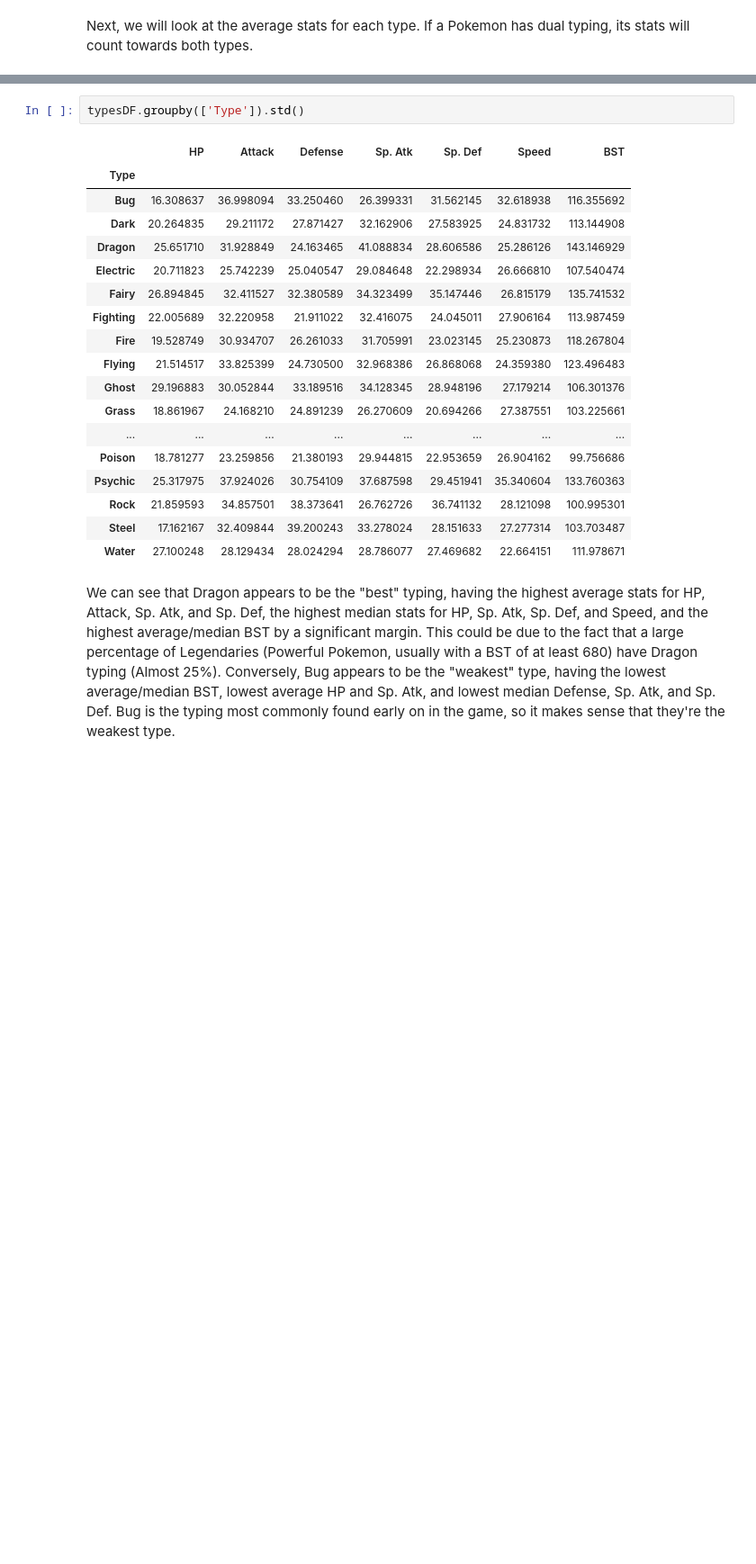
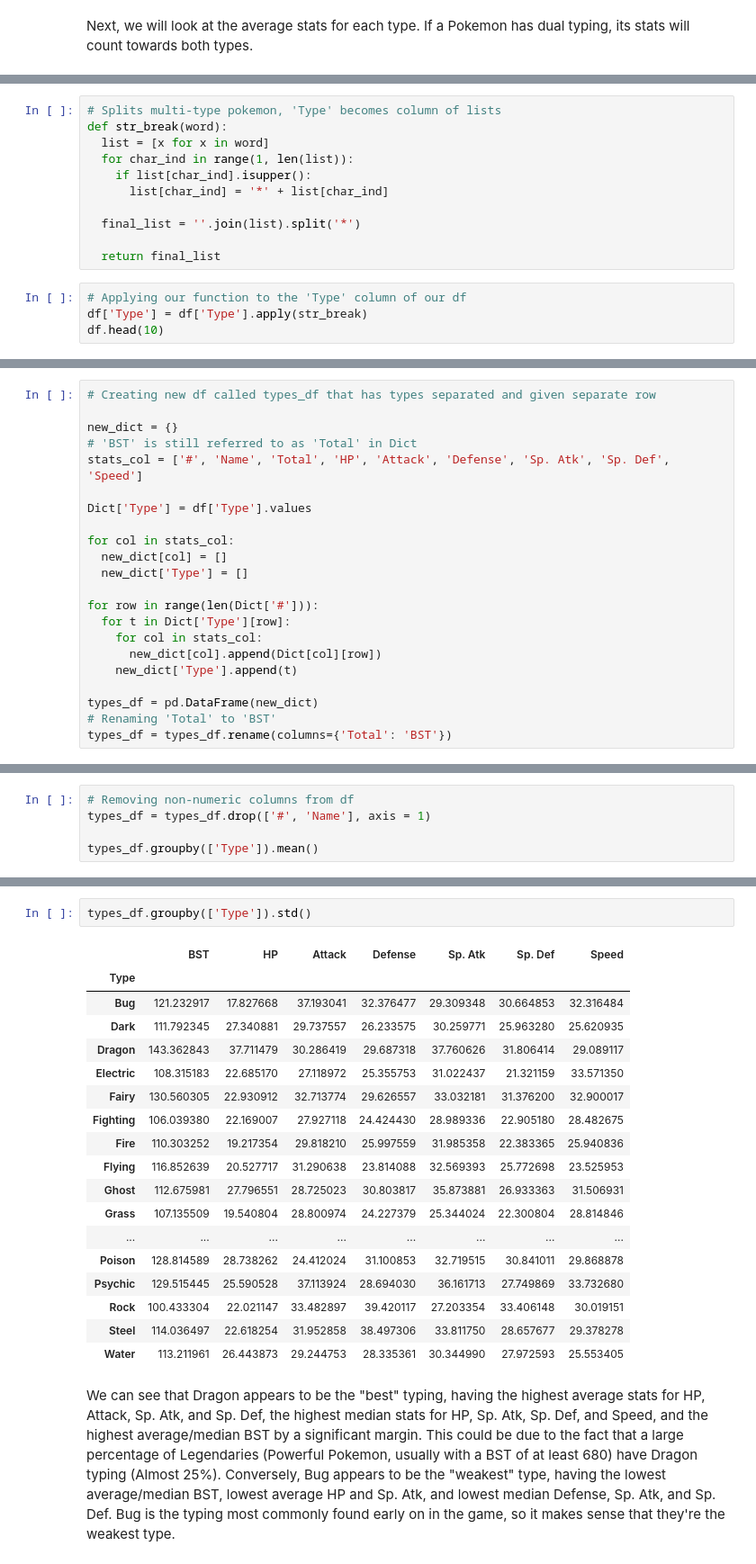
Before and after one commit to alexradecki/pokedex, a Jupyter notebook: Pokedex.ipynb, the cells around one changed output, grey strips where cells are left out. Shown at 90% size. Saved outputs shown, nothing was run; the diff lists cells and outputs as text; blank space fills up the shorter version.

```diff
--- a/Pokedex.ipynb
+++ b/Pokedex.ipynb
@@ -195,0 +217,15 @@ typesDF.groupby(['Type']).mean()
+# %%
+# Splits multi-type pokemon, 'Type' becomes column of lists
+def str_break(word):
+  list = [x for x in word]
+  for char_ind in range(1, len(list)):
+    if list[char_ind].isupper():
+      list[char_ind] = '*' + list[char_ind]
+
+  final_list = ''.join(list).split('*')
+
+  return final_list
+# %%
+# Applying our function to the 'Type' column of our df
+df['Type'] = df['Type'].apply(str_break)
+df.head(10)
@@ -195,0 +244,22 @@ typesDF.groupby(['Type']).mean()
+# %%
+# Creating new df called types_df that has types separated and given separate row
+
+new_dict = {}
+# 'BST' is still referred to as 'Total' in Dict
+stats_col = ['#', 'Name', 'Total', 'HP', 'Attack', 'Defense', 'Sp. Atk', 'Sp. Def', 'Speed']
+
+Dict['Type'] = df['Type'].values
+
+for col in stats_col:
+  new_dict[col] = []
+  new_dict['Type'] = []
+
+for row in range(len(Dict['#'])):
+  for t in Dict['Type'][row]:
+    for col in stats_col:
+      new_dict[col].append(Dict[col][row])
+    new_dict['Type'].append(t)
+
+types_df = pd.DataFrame(new_dict)
+# Renaming 'Total' to 'BST'
+types_df = types_df.rename(columns={'Total': 'BST'})
@@ -195,0 +283,5 @@ typesDF.groupby(['Type']).mean()
+# %%
+# Removing non-numeric columns from df
+types_df = types_df.drop(['#', 'Name'], axis = 1)
+
+types_df.groupby(['Type']).mean()
@@ -217,24 +328,24 @@ typesDF.groupby(['Type']).median()
 # %%
-typesDF.groupby(['Type']).std()
+types_df.groupby(['Type']).std()
 # %% [output]
-|  | HP | Attack | Defense | Sp. Atk | Sp. Def | Speed | BST |
+|  | BST | HP | Attack | Defense | Sp. Atk | Sp. Def | Speed |
 | Type |  |  |  |  |  |  |  |
-| Bug | 16.308637 | 36.998094 | 33.250460 | 26.399331 | 31.562145 | 32.618938 | 116.355692 |
-| Dark | 20.264835 | 29.211172 | 27.871427 | 32.162906 | 27.583925 | 24.831732 | 113.144908 |
-| Dragon | 25.651710 | 31.928849 | 24.163465 | 41.088834 | 28.606586 | 25.286126 | 143.146929 |
-| Electric | 20.711823 | 25.742239 | 25.040547 | 29.084648 | 22.298934 | 26.666810 | 107.540474 |
-| Fairy | 26.894845 | 32.411527 | 32.380589 | 34.323499 | 35.147446 | 26.815179 | 135.741532 |
-| Fighting | 22.005689 | 32.220958 | 21.911022 | 32.416075 | 24.045011 | 27.906164 | 113.987459 |
-| Fire | 19.528749 | 30.934707 | 26.261033 | 31.705991 | 23.023145 | 25.230873 | 118.267804 |
-| Flying | 21.514517 | 33.825399 | 24.730500 | 32.968386 | 26.868068 | 24.359380 | 123.496483 |
-| Ghost | 29.196883 | 30.052844 | 33.189516 | 34.128345 | 28.948196 | 27.179214 | 106.301376 |
-| Grass | 18.861967 | 24.168210 | 24.891239 | 26.270609 | 20.694266 | 27.387551 | 103.225661 |
+| Bug | 121.232917 | 17.827668 | 37.193041 | 32.376477 | 29.309348 | 30.664853 | 32.316484 |
+| Dark | 111.792345 | 27.340881 | 29.737557 | 26.233575 | 30.259771 | 25.963280 | 25.620935 |
+| Dragon | 143.362843 | 37.711479 | 30.286419 | 29.687318 | 37.760626 | 31.806414 | 29.089117 |
+| Electric | 108.315183 | 22.685170 | 27.118972 | 25.355753 | 31.022437 | 21.321159 | 33.571350 |
+| Fairy | 130.560305 | 22.930912 | 32.713774 | 29.626557 | 33.032181 | 31.376200 | 32.900017 |
+| Fighting | 106.039380 | 22.169007 | 27.927118 | 24.424430 | 28.989336 | 22.905180 | 28.482675 |
+| Fire | 110.303252 | 19.217354 | 29.818210 | 25.997559 | 31.985358 | 22.383365 | 25.940836 |
+| Flying | 116.852639 | 20.527717 | 31.290638 | 23.814088 | 32.569393 | 25.772698 | 23.525953 |
+| Ghost | 112.675981 | 27.796551 | 28.725023 | 30.803817 | 35.873881 | 26.933363 | 31.506931 |
+| Grass | 107.135509 | 19.540804 | 28.800974 | 24.227379 | 25.344024 | 22.300804 | 28.814846 |
 | ... | ... | ... | ... | ... | ... | ... | ... |
-| Poison | 18.781277 | 23.259856 | 21.380193 | 29.944815 | 22.953659 | 26.904162 | 99.756686 |
-| Psychic | 25.317975 | 37.924026 | 30.754109 | 37.687598 | 29.451941 | 35.340604 | 133.760363 |
-| Rock | 21.859593 | 34.857501 | 38.373641 | 26.762726 | 36.741132 | 28.121098 | 100.995301 |
-| Steel | 17.162167 | 32.409844 | 39.200243 | 33.278024 | 28.151633 | 27.277314 | 103.703487 |
-| Water | 27.100248 | 28.129434 | 28.024294 | 28.786077 | 27.469682 | 22.664151 | 111.978671 |
+| Poison | 128.814589 | 28.738262 | 24.412024 | 31.100853 | 32.719515 | 30.841011 | 29.868878 |
+| Psychic | 129.515445 | 25.590528 | 37.113924 | 28.694030 | 36.161713 | 27.749869 | 33.732680 |
+| Rock | 100.433304 | 22.021147 | 33.482897 | 39.420117 | 27.203354 | 33.406148 | 30.019151 |
+| Steel | 114.036497 | 22.618254 | 31.952858 | 38.497306 | 33.811750 | 28.657677 | 29.378278 |
+| Water | 113.211961 | 26.443873 | 29.244753 | 28.335361 | 30.344990 | 27.972593 | 25.553405 |
 # %% [markdown]
 We can see that Dragon appears to be the "best" typing, having the highest average stats for HP, Attack, Sp. Atk, and Sp. Def, the highest median stats for HP, Sp. Atk, Sp. Def, and Speed, and the highest average/median BST by a significant margin. This could be due to the fact that a large percentage of Legendaries (Powerful Pokemon, usually with a BST of at least 680) have Dragon typing (Almost 25%). Conversely, Bug appears to be the "weakest" type, having the lowest average/median BST, lowest average HP and Sp. Atk, and lowest median Defense, Sp. Atk, and Sp. Def. Bug is the typing most commonly found early on in the game, so it makes sense that they're the weakest type.
 # %% [markdown]
```
Also changed, not shown: parts of 30 cells of this notebook.
